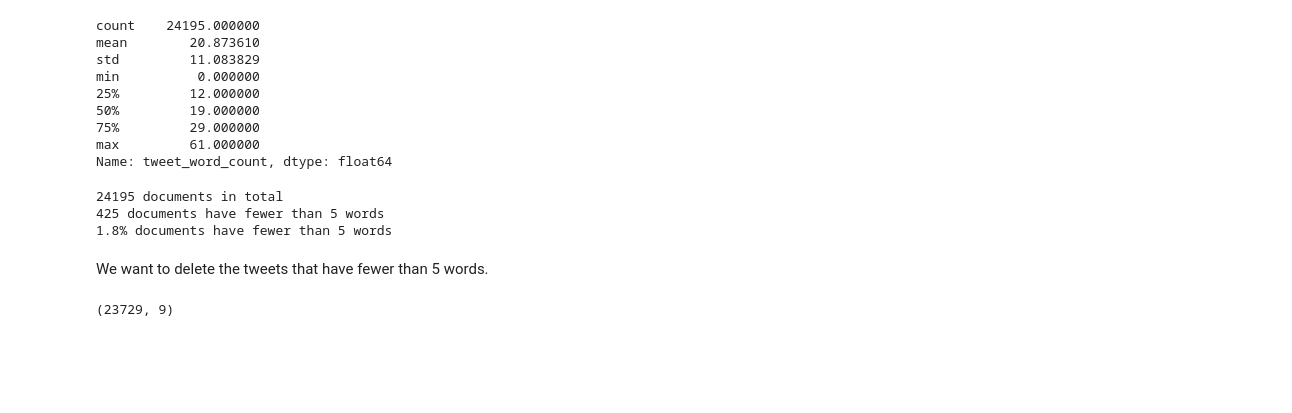
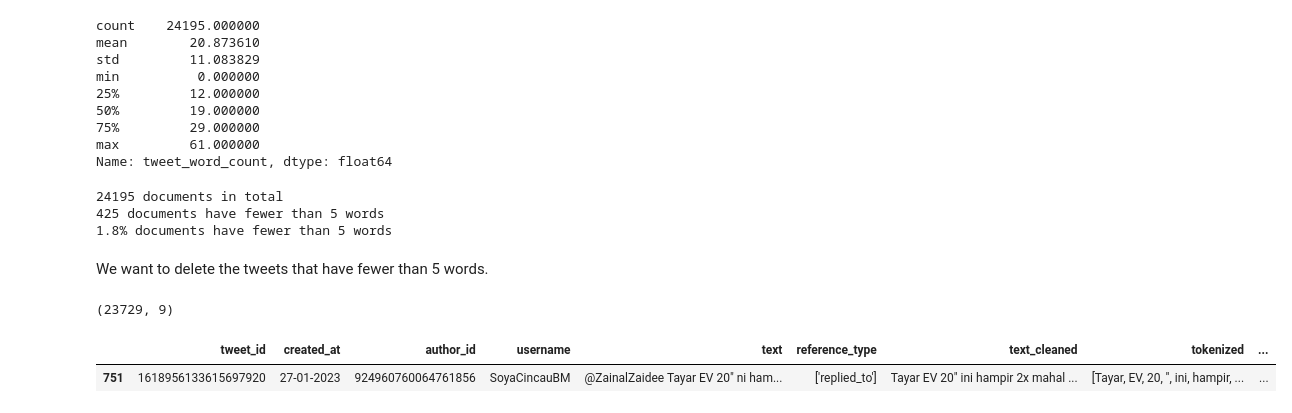
Before and after one commit to sinungadi/TwitterABSA, a Jupyter notebook: EDA.ipynb, the cells around one changed output. Drawn from its saved outputs; the diff is of its cells as text; code cells hidden in the pictures; blank space fills up the shorter version.

```diff
--- a/EDA.ipynb
+++ b/EDA.ipynb
@@ -207,5 +204,10 @@ df_filtered2 = df_filtered1[(df_filtered1['tweet_word_count'] >= 5) & (df_filter
 df_filtered2.shape
 # %% [output]
 (23729, 9)
+# %%
+df_filtered1.sample()
+# %% [output]
+|  | tweet_id | created_at | author_id | username | text | reference_type | text_cleaned | tokenized | ... |
+| 751 | 1618956133615697920 | 27-01-2023 | 924960760064761856 | SoyaCincauBM | @ZainalZaidee Tayar EV 20" ni ham... | ['replied_to'] | Tayar EV 20" ini hampir 2x mahal ... | [Tayar, EV, 20, '', ini, hampir, ... | ... |
 # %%
 # Save the filtered dataset
```
Also changed, not shown: parts of 2 cells of this notebook.
